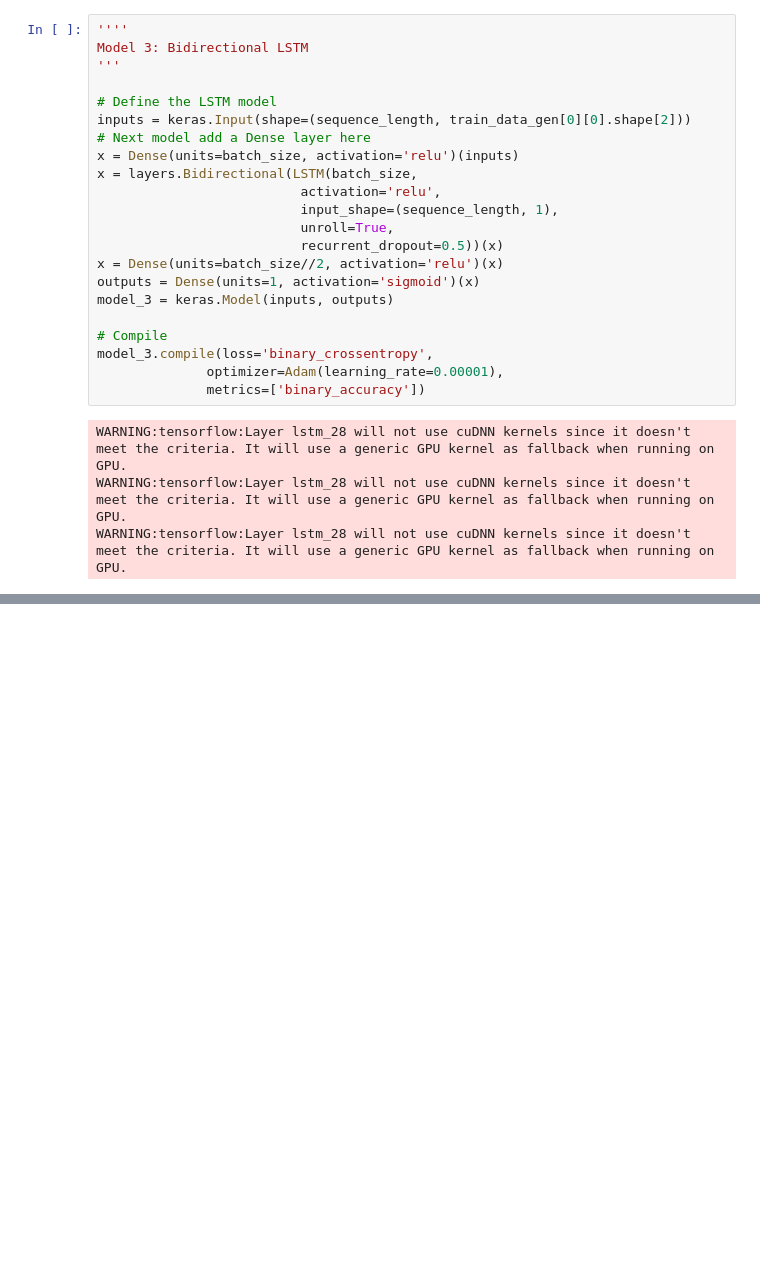
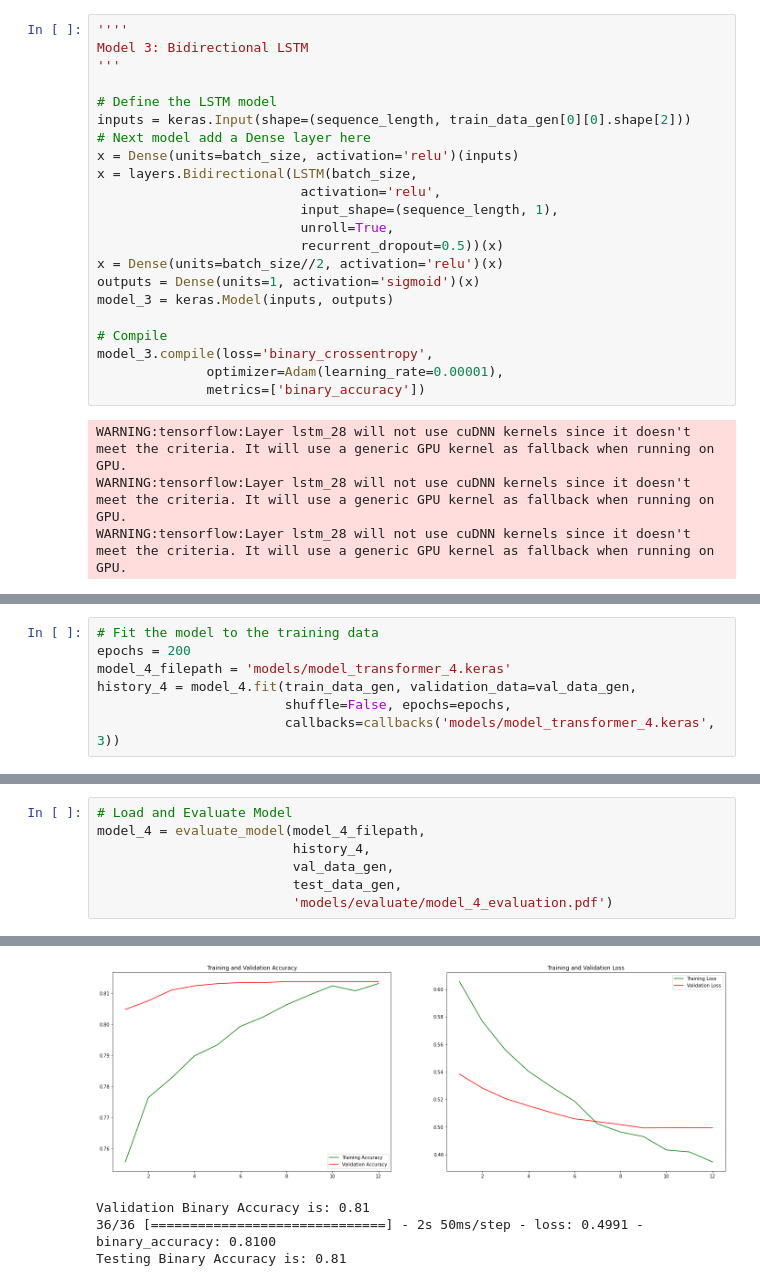
Before and after one commit to kjspring/stress-detection-wearable-devices, a Jupyter notebook: modeling_WESAD.ipynb, the cells around one changed output, grey strips where cells are left out. Cells and saved outputs as stored; diff of their text form; blank space fills up the shorter version.

```diff
--- a/modeling_WESAD.ipynb
+++ b/modeling_WESAD.ipynb
@@ -407,0 +582,7 @@ Val Binary Accuracy is: 0.79
+# %%
+# Fit the model to the training data
+epochs = 200
+model_4_filepath = 'models/model_transformer_4.keras'
+history_4 = model_4.fit(train_data_gen, validation_data=val_data_gen,
+                        shuffle=False, epochs=epochs,
+                        callbacks=callbacks('models/model_transformer_4.keras', 3))
@@ -407,0 +607,8 @@ Val Binary Accuracy is: 0.79
+# %%
+# Load and Evaluate Model
+model_4 = evaluate_model(model_4_filepath,
+                         history_4,
+                         val_data_gen,
+                         test_data_gen,
+                         'models/evaluate/model_4_evaluation.pdf')
+# %% [output]
@@ -407,0 +616,4 @@ Val Binary Accuracy is: 0.79
+[figure, added]
+Validation Binary Accuracy is: 0.81
+36/36 [==============================] - 2s 50ms/step - loss: 0.4991 - binary_accuracy: 0.8100
+Testing Binary Accuracy is: 0.81
```
Also changed, not shown: parts of 19 cells of this notebook.
